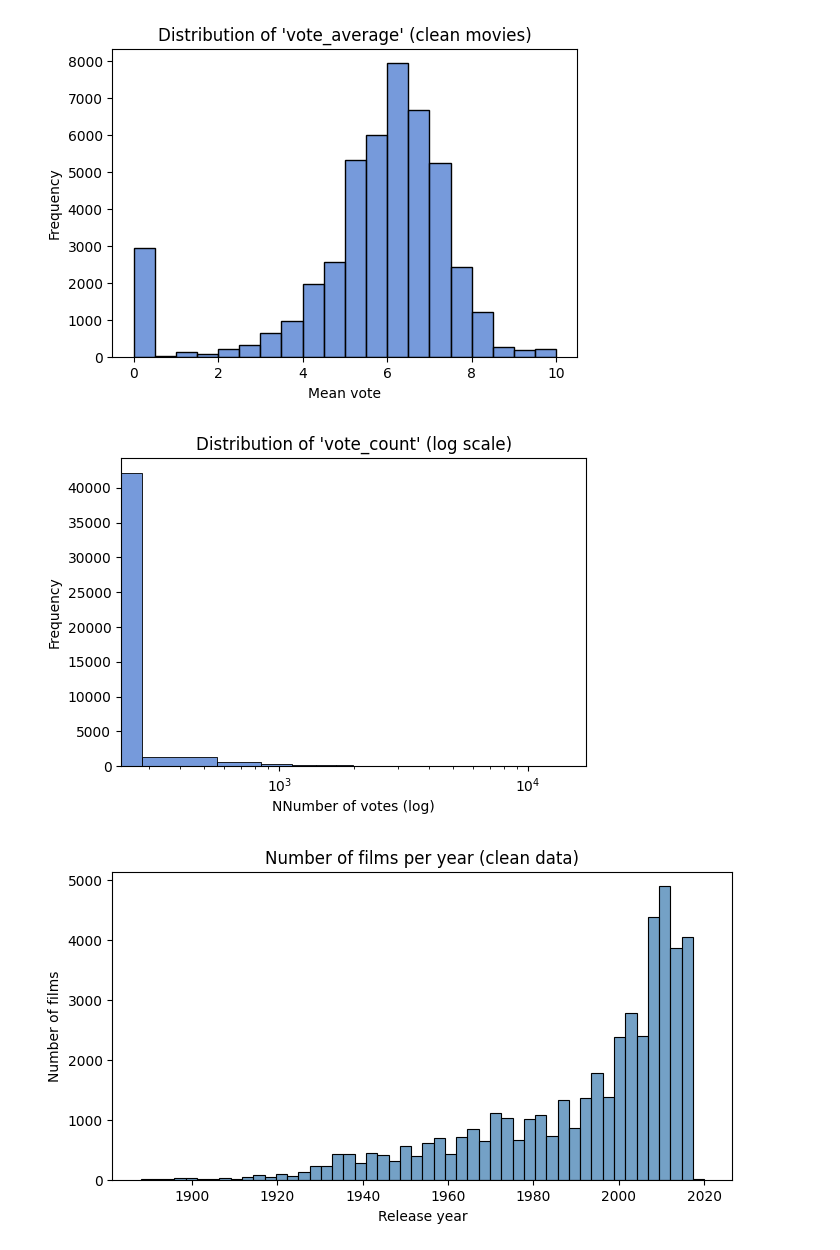
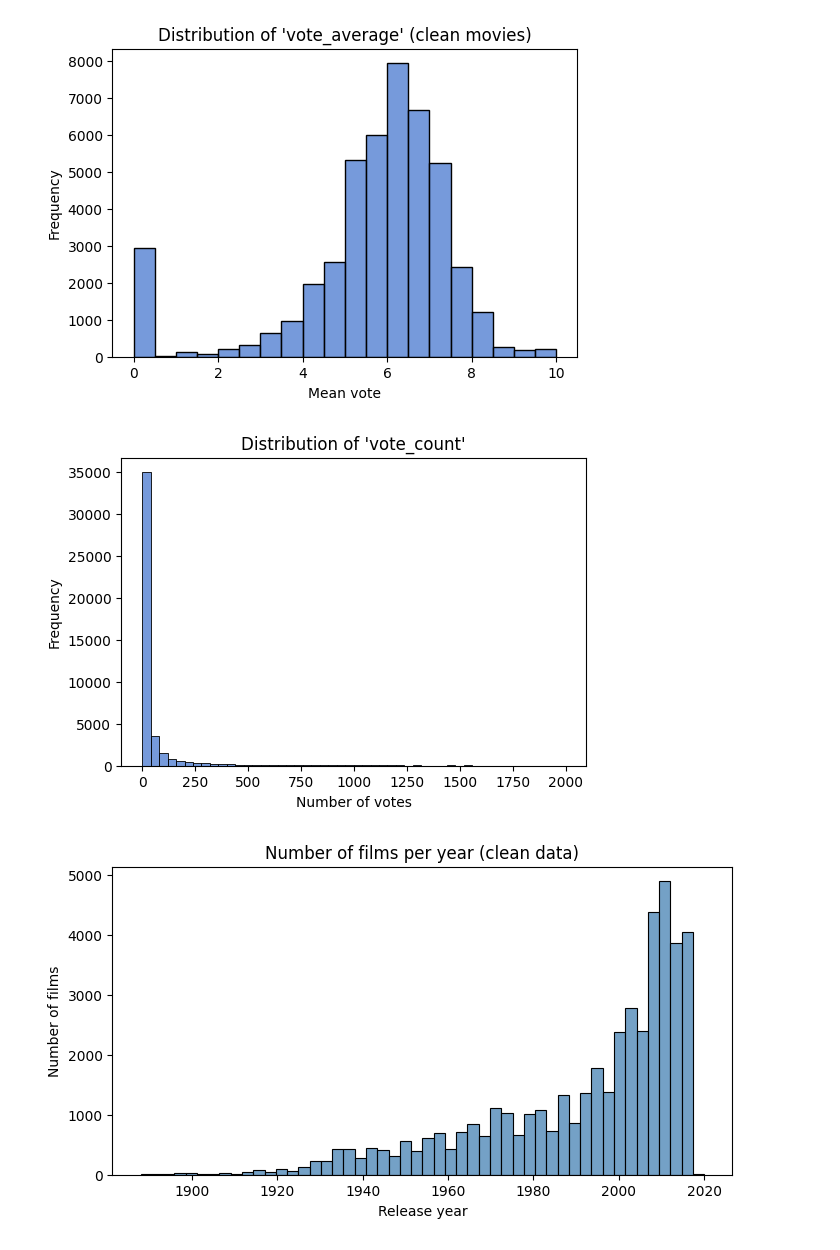
Before and after one commit to liangjizhu/ex3_VeryLargeDatabases, a Jupyter notebook: app/eda_movies.ipynb, the cells around one changed output. Drawn from its saved outputs; the diff is of its cells as text; code cells hidden in the pictures.

```diff
--- a/app/eda_movies.ipynb
+++ b/app/eda_movies.ipynb
@@ -1221,14 +1256,14 @@ plt.show()
 [figure]
 # %%
 plt.figure(figsize=(6,4))
-sns.histplot(movies["vote_count"], bins=50)
-plt.xscale("log")
-plt.title("Distribution of 'vote_count' (log scale)")
-plt.xlabel("NNumber of votes (log)")
+sns.histplot(movies[movies["vote_count"] < 2000]["vote_count"], bins=50)
+plt.xscale("linear")
+plt.title("Distribution of 'vote_count'")
+plt.xlabel("Number of votes")
 plt.ylabel("Frequency")
 plt.show()
 # %% [output]
-[figure, old version]
+[figure, new version]
 # %%
 movies["release_date"] = pd.to_datetime(movies["release_date"], errors="coerce")
 movies["year"] = movies["release_date"].dt.year
```
Also changed, not shown: parts of 43 cells of this notebook, 2 other files.
